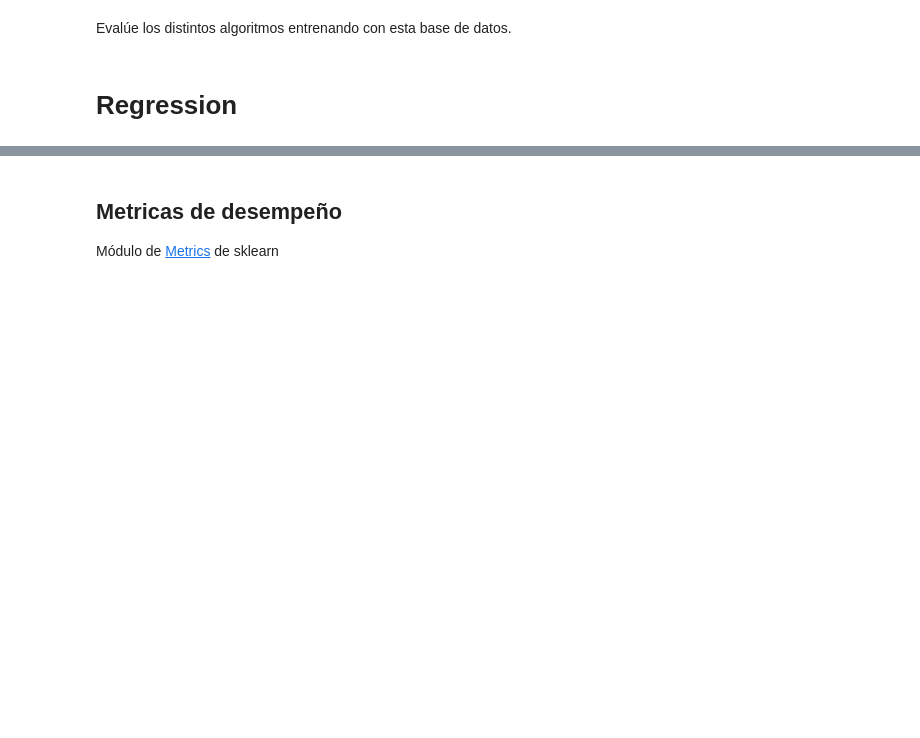
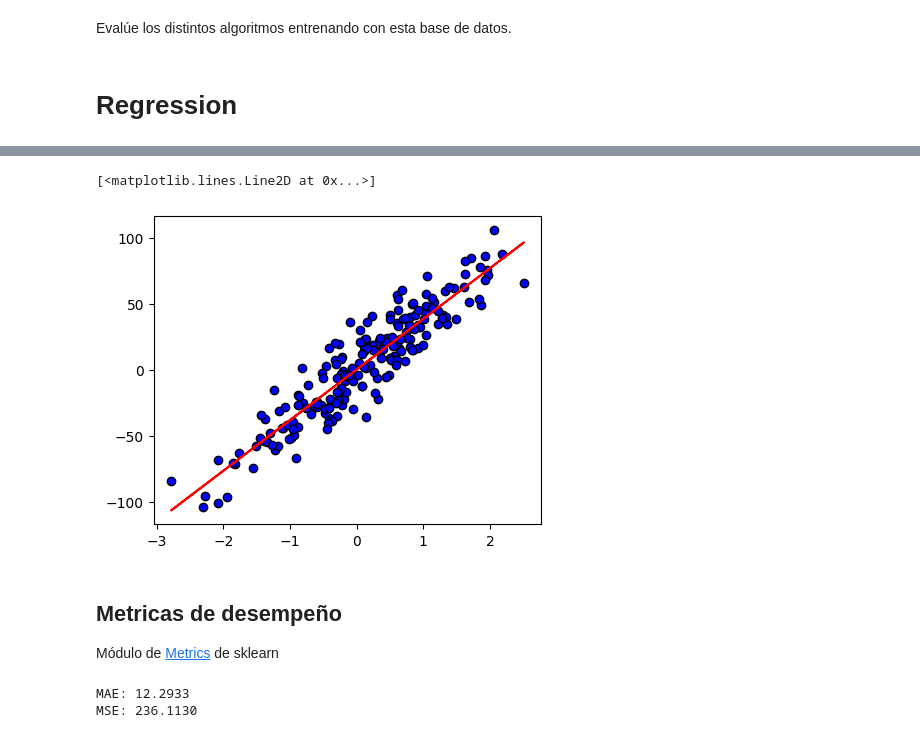
Before and after one commit to yustinbarnet/machine_learning, a Jupyter notebook: Sem_05/Supervised_Metrics.ipynb, the cells around one changed output, grey strips where cells are left out. Cells and saved outputs as stored; diff of their text form; code cells hidden in the pictures; blank space fills up the shorter version.

```diff
--- a/Sem_05/Supervised_Metrics.ipynb
+++ b/Sem_05/Supervised_Metrics.ipynb
@@ -172,3 +192,15 @@ _
+# %%
+predictions = linear_regression.predict(X_test)
+
+#sactter de test
+_, ax = plt.subplots(figsize=(5,4))
+ax.scatter(X_test, y_test, c='b', edgecolors='k')
+
+#la linea de regresion
+ax.plot(X_test, predictions, c='r')
+# %% [output]
+[<matplotlib.lines.Line2D at 0x...>]
+[figure, added]
 # %% [markdown]
 ## Metricas de desempeño
 
@@ -179,0 +210,10 @@ from sklearn.metrics import mean_absolute_error, mean_squared_error
+# %%
+# Compute MAE and MSE
+mae = mean_absolute_error(y_test, predictions)
+mse = mean_squared_error(y_test, predictions)
+
+print('MAE: {0:0.4f}'.format(mae)) #diferencia absoluta
+print('MSE: {0:0.4f}'.format(mse)) #diferencia cuadrada
+# %% [output]
+MAE: 12.2933
+MSE: 236.1130
```
Also changed, not shown: parts of 4 cells of this notebook.
